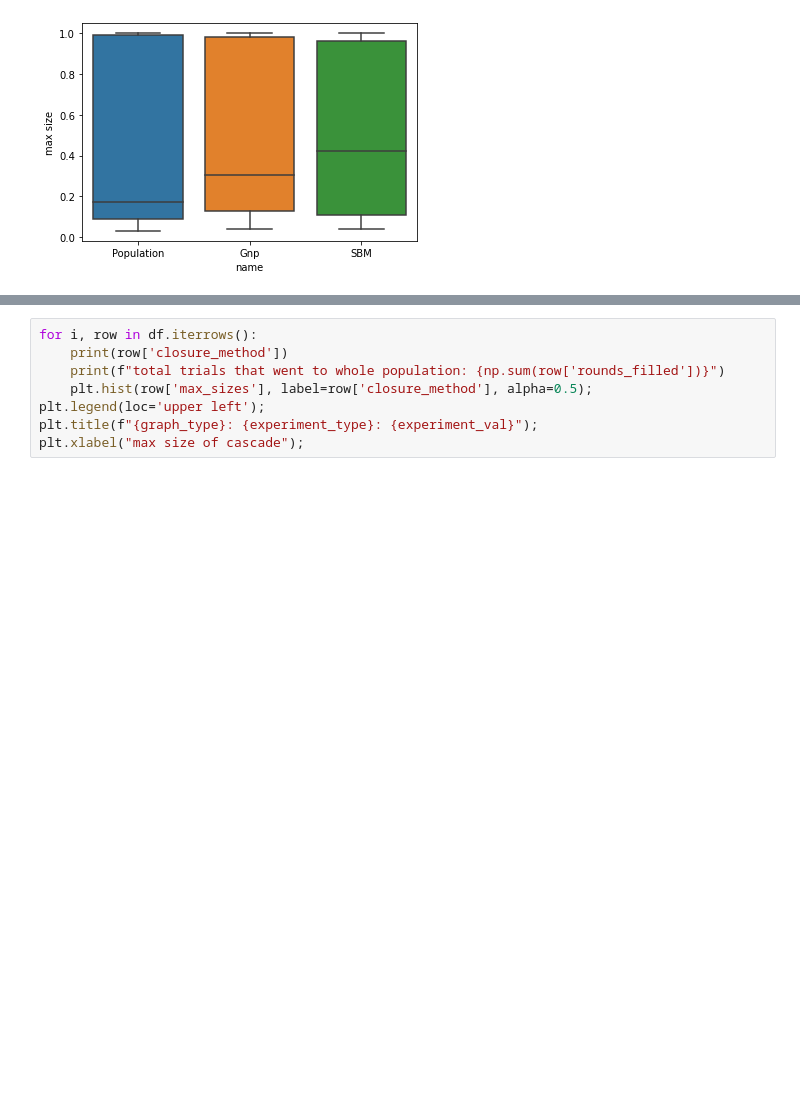
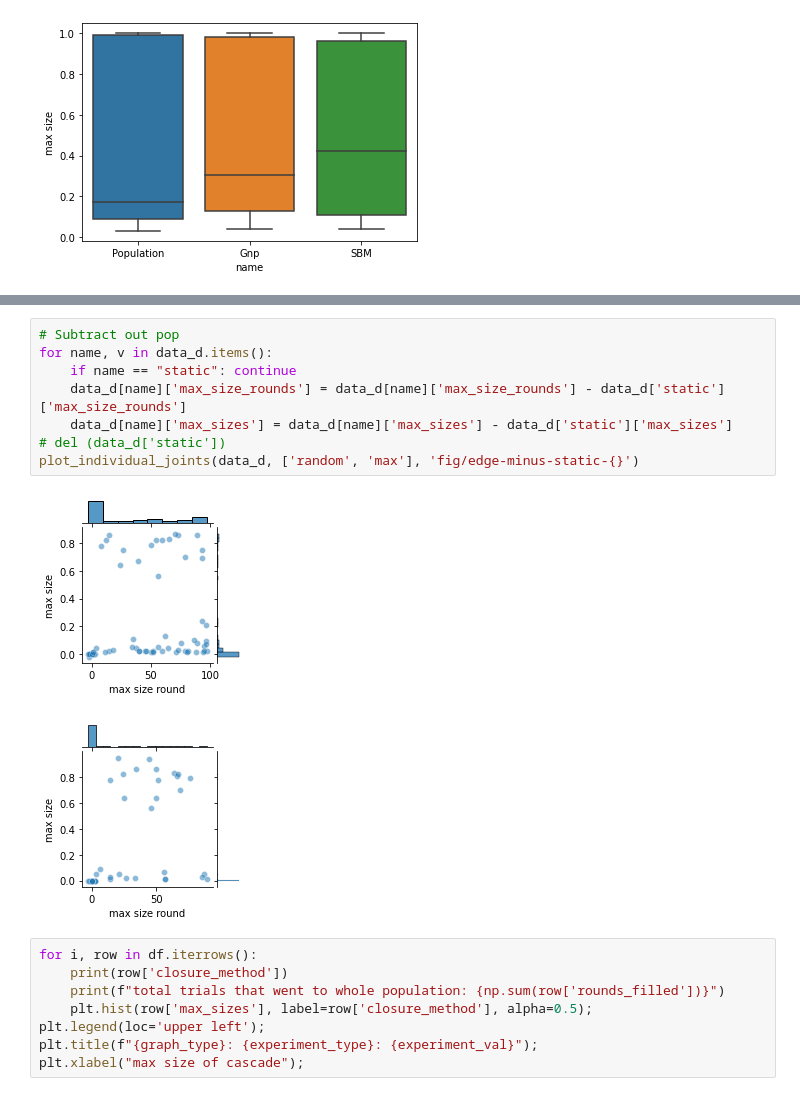
Before and after one commit to cephcyn/cornell_cs6850_triadicclosure, a Jupyter notebook: graphing.ipynb, the cells around one changed output, grey strips where cells are left out. Drawn from its saved outputs; the diff is of its cells as text; blank space fills up the shorter version.

```diff
--- a/graphing.ipynb
+++ b/graphing.ipynb
@@ -430,3 +447,14 @@ df = filter_df(all_data, {'graph_type': graph_type,
+# %%
+# Subtract out pop
+for name, v in data_d.items():
+    if name == "static": continue
+    data_d[name]['max_size_rounds'] = data_d[name]['max_size_rounds'] - data_d['static']['max_size_rounds']
+    data_d[name]['max_sizes'] = data_d[name]['max_sizes'] - data_d['static']['max_sizes']
+# del (data_d['static'])
+plot_individual_joints(data_d, ['random', 'max'], 'fig/edge-minus-static-{}')
+# %% [output]
+[figure, added]
+[figure, added]
 # %%
 for i, row in df.iterrows():
     print(row['closure_method'])
```
Also changed, not shown: parts of 7 cells of this notebook.
